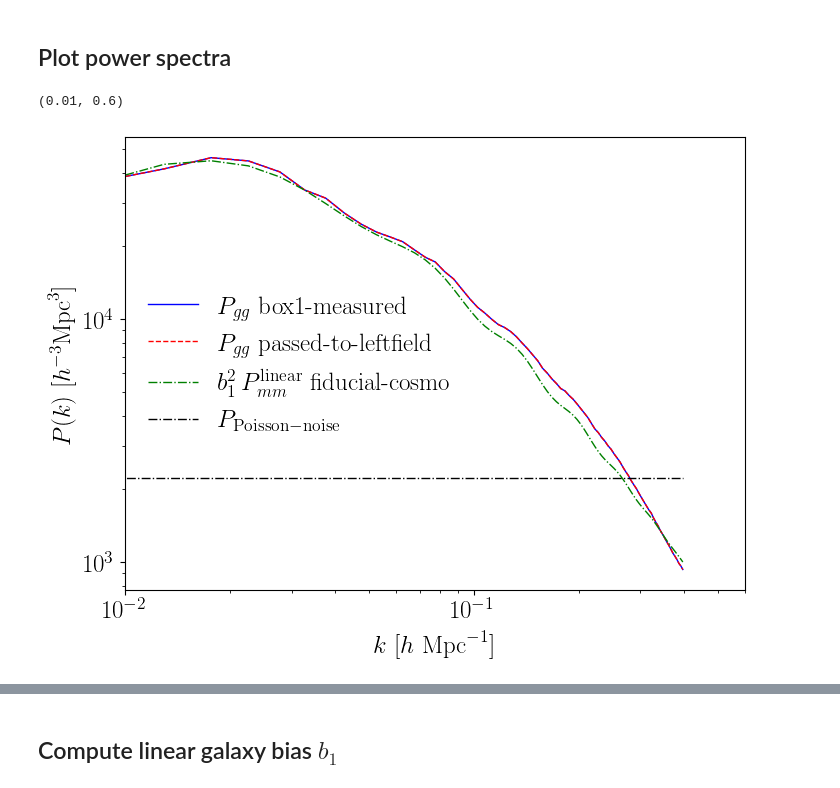
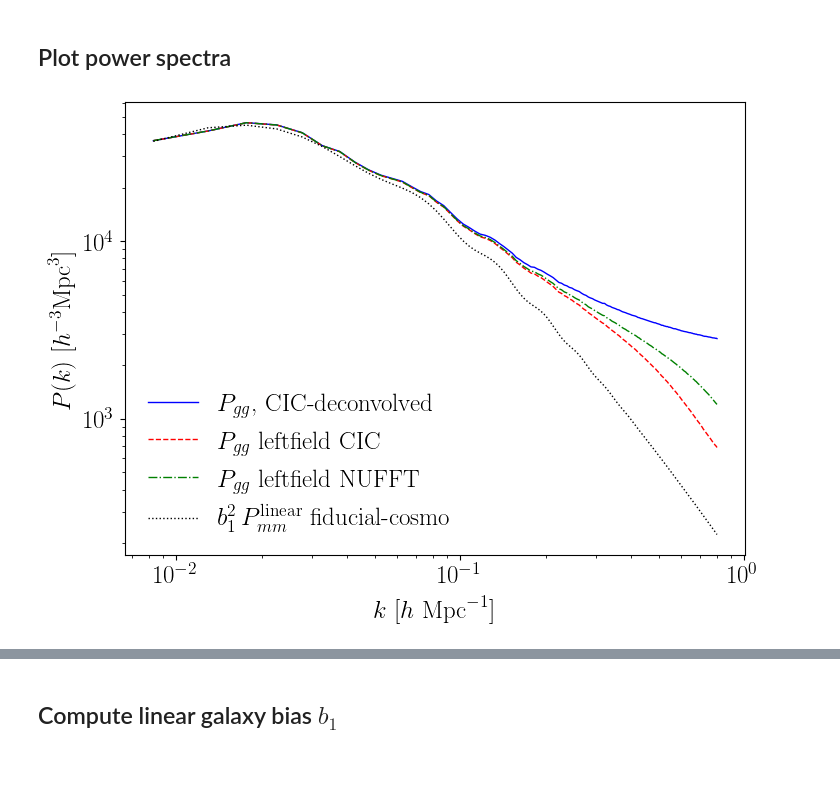
Before and after one commit to MinhMPA/Beyond2ptMock, a Jupyter notebook: notebooks/compare_halo_Pk_before_and_after_catalog_conversion.ipynb, the cells around one changed output, grey strips where cells are left out. Drawn from its saved outputs; the diff is of its cells as text; code cells hidden in the pictures.

```diff
--- a/notebooks/compare_halo_Pk_before_and_after_catalog_conversion.ipynb
+++ b/notebooks/compare_halo_Pk_before_and_after_catalog_conversion.ipynb
@@ -10,13 +10,12 @@ from matplotlib.ticker import (FixedLocator, MultipleLocator, FixedFormatter, Fo
 # %% [markdown]
 ## Check the data box
 # %%
-cat_origin='../mock_lcdm_real-space_01.h5'
+cat_origin='../LEFTFIELD_input/mock_lcdm_real-space_01_real_reformatted0.h5'
 
 with h5.File(cat_origin,'r') as fhandle:
-    galaxies = fhandle['galaxies']
-    x = galaxies['x'] #each in units of comoving-Mpc/h
-    y = galaxies['y']
-    z = galaxies['z']
+    x = fhandle['x'][()] #each in units of comoving-Mpc/h
+    y = fhandle['y'][()]
+    z = fhandle['z'][()]
 
 print(x.max())
 print(y.max())
@@ -36,7 +32,7 @@ Lbox=2000.
 cat=HDFCatalog(cat_origin)
 cat['Position']=x[:,None]*(1,0,0)+y[:,None]*(0,1,0)+z[:,None]*(0,0,1)
 cat.attrs['BoxSize']=2000.
-mesh_origin = cat.to_mesh(resampler='cic', Nmesh=256, compensated=False, interlaced=False, position='Position')
+mesh_origin = cat.to_mesh(resampler='cic', Nmesh=512, compensated=True, interlaced=False, position='Position')
 r_origin = FFTPower(mesh_origin, mode='1d', dk=0.005, kmin=0.005)
 Pk_origin = r_origin.power
 for k in Pk_origin.attrs:
@@ -61,6 +57,8 @@ shotnoise = 2227.2589207983942
 # %% [markdown]
 ## Read in lefty-input galaxy catalog and compute auto-power
 # %%
+cat_processed='../LEFTFIELD_input/mock_lcdm_real-space_01_real_NGEul512.h5'
+Lbox=2000.
 with h5.File(cat_processed, 'r') as fhandle:
     delta=fhandle['delta'][()]
     print(delta.shape)
@@ -87,3 +85,14 @@ kmax = None
 N1 = 0
 N2 = 0
 shotnoise = 0
+# %%
+cat_processed='../LEFTFIELD_input/mock_lcdm_real-space_01_real_NGEul512_NUFFT.h5'
+Lbox=2000.
+with h5.File(cat_processed, 'r') as fhandle:
+    delta=fhandle['delta'][()]
+    print(delta.shape)
+mesh_leftfield = ArrayMesh(delta,BoxSize=Lbox)
+r_leftfield_NUFFT = FFTPower(mesh_leftfield, mode='1d', dk=0.005, kmin=0.005)
+Pk_leftfield_NUFFT = r_leftfield_NUFFT.power
+for k in Pk_leftfield_NUFFT.attrs:
+    print("%s = %s" %(k, str(Pk_leftfield_NUFFT.attrs[k])))
@@ -187,17 +156,21 @@ Pnonlin_HALOFIT = cosmology.HalofitPower(cosmo, redshift)
 ## Plot power spectra
 # %%
 # print the shot noise subtracted P(k)
-plt.loglog(Pk_origin['k'], Pk_origin['power'].real, c='b',label=r'$P_{gg}$ box1-measured')
-plt.loglog(Pk_leftfield['k'],Pk_leftfield['power'].real,c='r',ls='--',label=r'$P_{gg}$ passed-to-leftfield')
-plt.loglog(Pk_origin['k'],(2.18**2)*Plin_CLASS(Pk_origin['k']),c='green',ls='-.',label=r'$b_1^2\,P^{\mathrm{linear}}_{mm}$ fiducial-cosmo')
-plt.loglog(Pk_origin['k'],np.ones_like(Pk_origin['k'])*((1./(4.5e-4))),c='k',ls='-.',label=r'$P_{\mathrm{Poisson-noise}}$')
+fig,ax=plt.subplots()
+
+ax.loglog(Pk_origin['k'], (Pk_origin['power'].real), c='b',label=r'$P_{gg}$, CIC-deconvolved')
+ax.loglog(Pk_leftfield['k'],Pk_leftfield['power'].real,c='r',ls='--',label=r'$P_{gg}$ leftfield CIC')
+ax.loglog(Pk_leftfield_NUFFT['k'],Pk_leftfield_NUFFT['power'].real,c='green',ls='-.',label=r'$P_{gg}$ leftfield NUFFT')
+ax.loglog(Pk_origin['k'],(2.18**2)*Plin_CLASS(Pk_origin['k']),c='k',ls=':',label=r'$b_1^2\,P^{\mathrm{linear}}_{mm}$ fiducial-cosmo')
+#plt.plot(Pk_origin['k'],np.ones_like(Pk_origin['k'])*((1./(4.5e-4))),c='k',ls='-.',label=r'$P_{\mathrm{Poisson-noise}}$')
 #plt.loglog(Pk_origin['k'],Pnonlin_HALOFIT(Pk_origin['k']),c='violet',ls=':',label=r'$P_{mm}$ HALOFIT')
 
 # format the axes
-plt.legend()
-plt.xlabel(r"$k$ [$h \ \mathrm{Mpc}^{-1}$]")
-plt.ylabel(r"$P(k)$ [$h^{-3}\mathrm{Mpc}^3$]")
-plt.xlim(0.01, 0.6)
+ax.legend()
+ax.set_xlabel(r"$k$ [$h \ \mathrm{Mpc}^{-1}$]")
+ax.set_ylabel(r"$P(k)$ [$h^{-3}\mathrm{Mpc}^3$]")
+#plt.xlim(0.01, 0.6)
+#ax.set_ylim(1E3,6E4)
+ax.set_facecolor('white')
 # %% [output]
-(0.01, 0.6)
-[figure, old version]
+[figure, new version]
```
Also changed, not shown: parts of 15 cells of this notebook, 3 other files.
